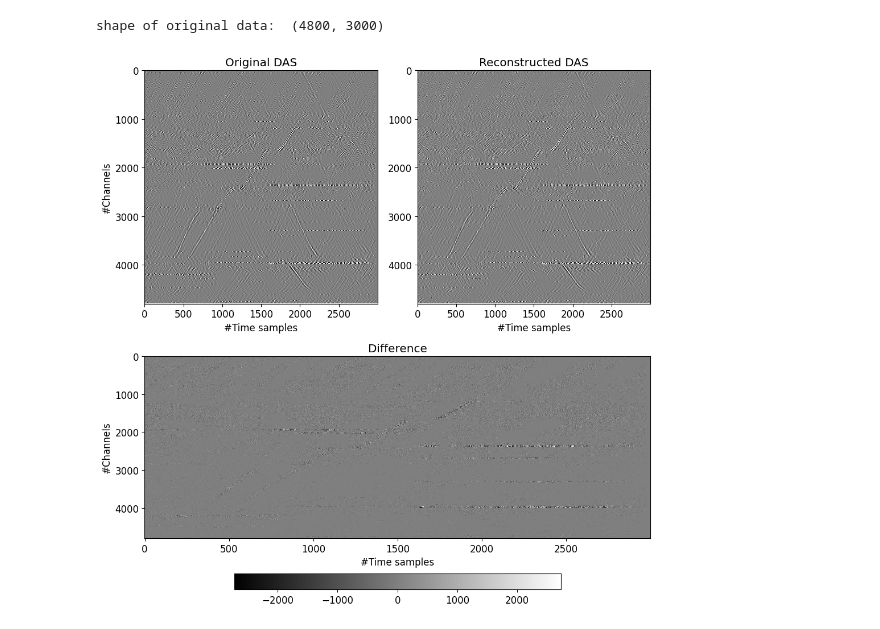
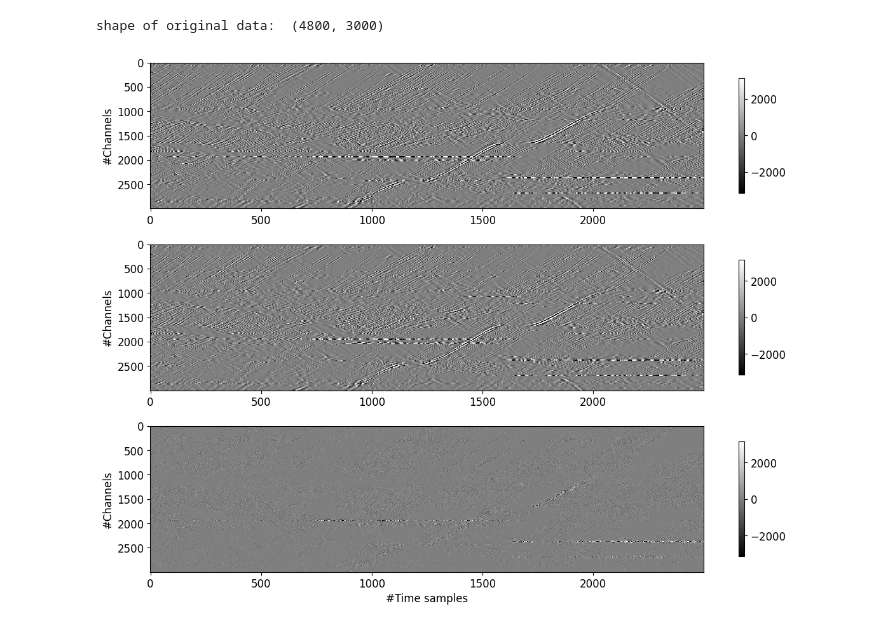
Before and after one commit to Haipeng-ustc/CS230-DAS-Compression, a Jupyter notebook: DAS_Data_Compression_milestone.ipynb, the cells around one changed output. Cells and saved outputs as stored; diff of their text form; code cells hidden in the pictures.

```diff
--- a/DAS_Data_Compression_milestone.ipynb
+++ b/DAS_Data_Compression_milestone.ipynb
@@ -447,7 +452,7 @@ trainer, history = train_das_model(
                     training_dataset,          # training dataset
                     validation_dataset,        # validation dataset
                     lmbda=2000,                # weight for rate–distortion Lagrangian
-                    latent_dims=50,            # layers in latent space
+                    latent_dims=100,            # layers in latent space
                     patch_size = patch_size,   # patch size of the image, must be dividable by 4
                     epochs=100,                # epoch
                     batch_size=128,            # batch size
@@ -697,32 +707,43 @@ decompre_das = reconstruct_image_from_patches(patches_decompre, factors, origina
 # %% [output]
 shape of original data:  (4800, 3000)
 # %%
-plt.figure(figsize=(10, 10))
+plt.figure(figsize=(12, 9))
 plt.rcParams.update({'font.size': 12})
+from mpl_toolkits.axes_grid1 import make_axes_locatable
 
-plt.subplot(212)
-pclip = np.percentile(original_das, 98.5)
-plt.imshow(original_das - decompre_das, cmap='gray', aspect='auto', vmin=-pclip, vmax=pclip)
+
+nt = 2500
+nc = 3000
+aspect = 0.22
+
+relloss = np.sum(np.abs(original_das - decompre_das))/np.sum(np.abs(original_das))
+print
+plt.subplot(311)
+pclip = np.percentile(original_das, 99.)
+plt.imshow(original_das[:nc, :nt], cmap='gray', aspect=aspect, vmin=-pclip, vmax=pclip)
+# plt.xlabel('#Time samples')
+plt.ylabel('#Channels')
+# plt.title('Original DAS')
+# plt.colorbar(orientation="horizontal",fraction=0.07)
+plt.colorbar(shrink=0.75)
+
+plt.subplot(312)
+plt.imshow(decompre_das[:nc, :nt], cmap='gray', aspect=aspect, vmin=-pclip, vmax=pclip)
+# plt.xlabel('#Time samples')
+plt.ylabel('#Channels')
+# plt.title('Reconstructed DAS')
+# plt.colorbar(orientation="horizontal",fraction=0.07)
+plt.colorbar(shrink=0.75)
+
+plt.subplot(313)
+plt.imshow(original_das[:nc, :nt] - decompre_das[:nc, :nt], cmap='gray', aspect=aspect, vmin=-pclip, vmax=pclip)
 plt.xlabel('#Time samples')
 plt.ylabel('#Channels')
-plt.title('Difference')
-plt.colorbar(orientation="horizontal",fraction=0.07)
-
-plt.subplot(221)
-plt.imshow(original_das, cmap='gray', aspect='auto', vmin=-pclip, vmax=pclip)
-plt.xlabel('#Time samples')
-plt.ylabel('#Channels')
-plt.title('Original DAS')
+# plt.title('Difference')
 # plt.colorbar(orientation="horizontal",fraction=0.07)
-
-plt.subplot(222)
-plt.imshow(decompre_das, cmap='gray', aspect='auto', vmin=-pclip, vmax=pclip)
-plt.xlabel('#Time samples')
-# plt.ylabel('#Channels')
-plt.title('Reconstructed DAS')
-# plt.colorbar(orientation="horizontal",fraction=0.07)
+plt.colorbar(shrink=0.75)
 
 plt.tight_layout()
-plt.savefig('Final-DAS.png', dpi=300, pad_inches=0.1)
+plt.savefig('./drive/MyDrive/Training Dataset/Final-DAS.png', dpi=300, pad_inches=0.1)
 # %% [output]
-[figure, old version]
+[figure, new version]
```
Also changed, not shown: parts of 15 cells of this notebook, 7 other files.
